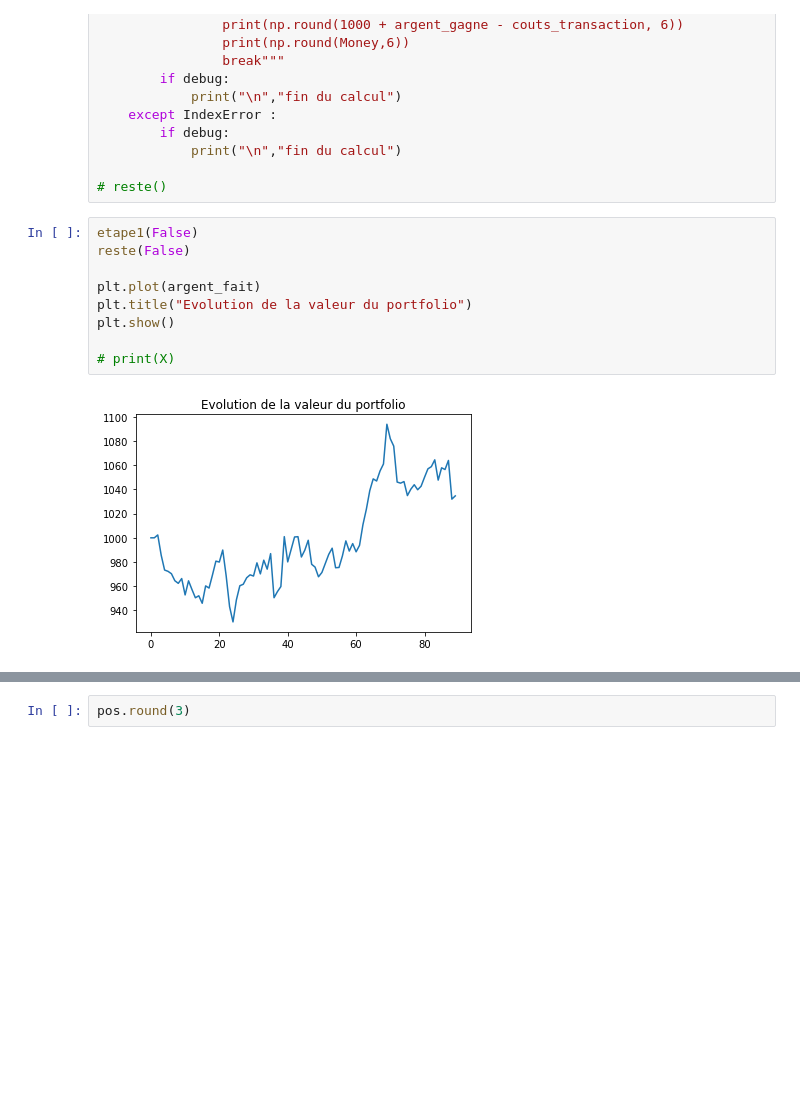
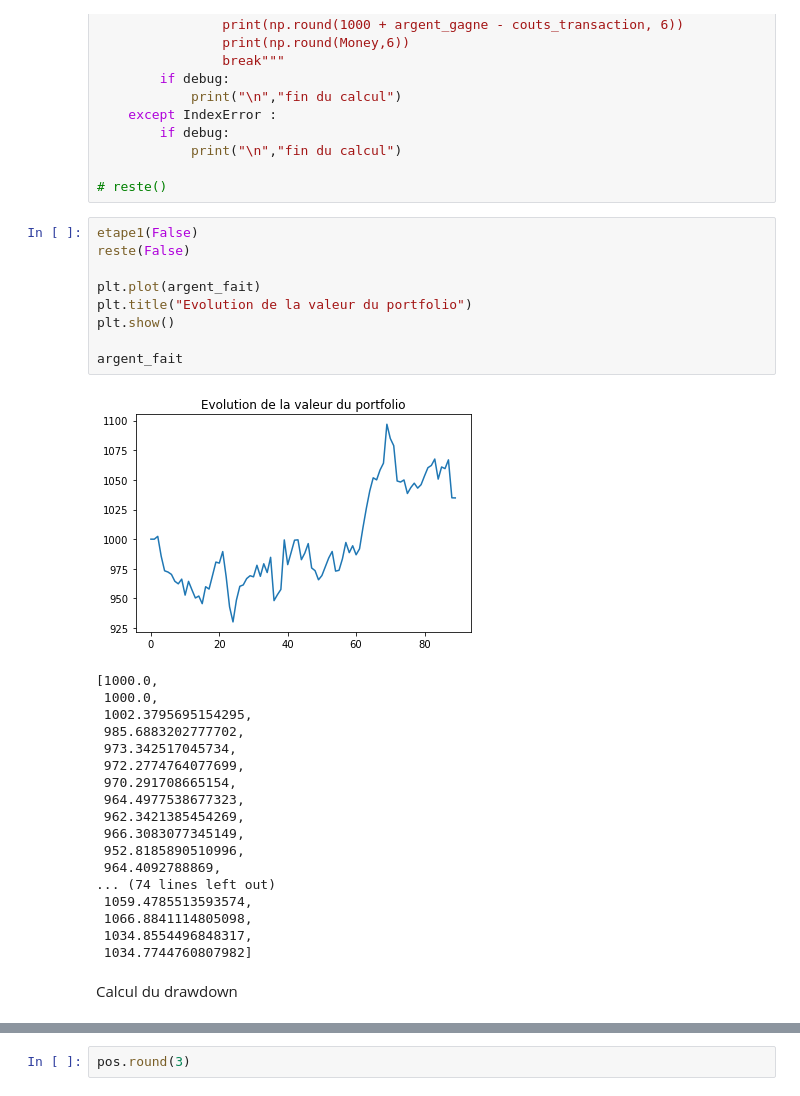
Before and after one commit to Armand-Morin/Portfolio_Optimization_Volga-Technologies, a Jupyter notebook: TC_Malo.ipynb, the cells around one changed output, grey strips where cells are left out. Drawn from its saved outputs; the diff is of its cells as text; blank space fills up the shorter version.

```diff
--- a/TC_Malo.ipynb
+++ b/TC_Malo.ipynb
@@ -315,11 +316,30 @@ def reste(debug=True):
 # %%
 etape1(False)
 reste(False)
 
 plt.plot(argent_fait)
 plt.title("Evolution de la valeur du portfolio")
 plt.show()
 
-# print(X)
+argent_fait
 # %% [output]
-[figure, old version]
+[figure, new version]
+[1000.0,
+ 1000.0,
+ 1002.3795695154295,
+ 985.6883202777702,
+ 973.342517045734,
+ 972.2774764077699,
+ 970.291708665154,
+ 964.4977538677323,
+ 962.3421385454269,
+ 966.3083077345149,
+ 952.8185890510996,
+ 964.4092788869,
+... (74 lines left out)
+ 1059.4785513593574,
+ 1066.8841114805098,
+ 1034.8554496848317,
+ 1034.7744760807982]
+# %% [markdown]
+Calcul du drawdown
```
Also changed, not shown: parts of 2 cells of this notebook.
